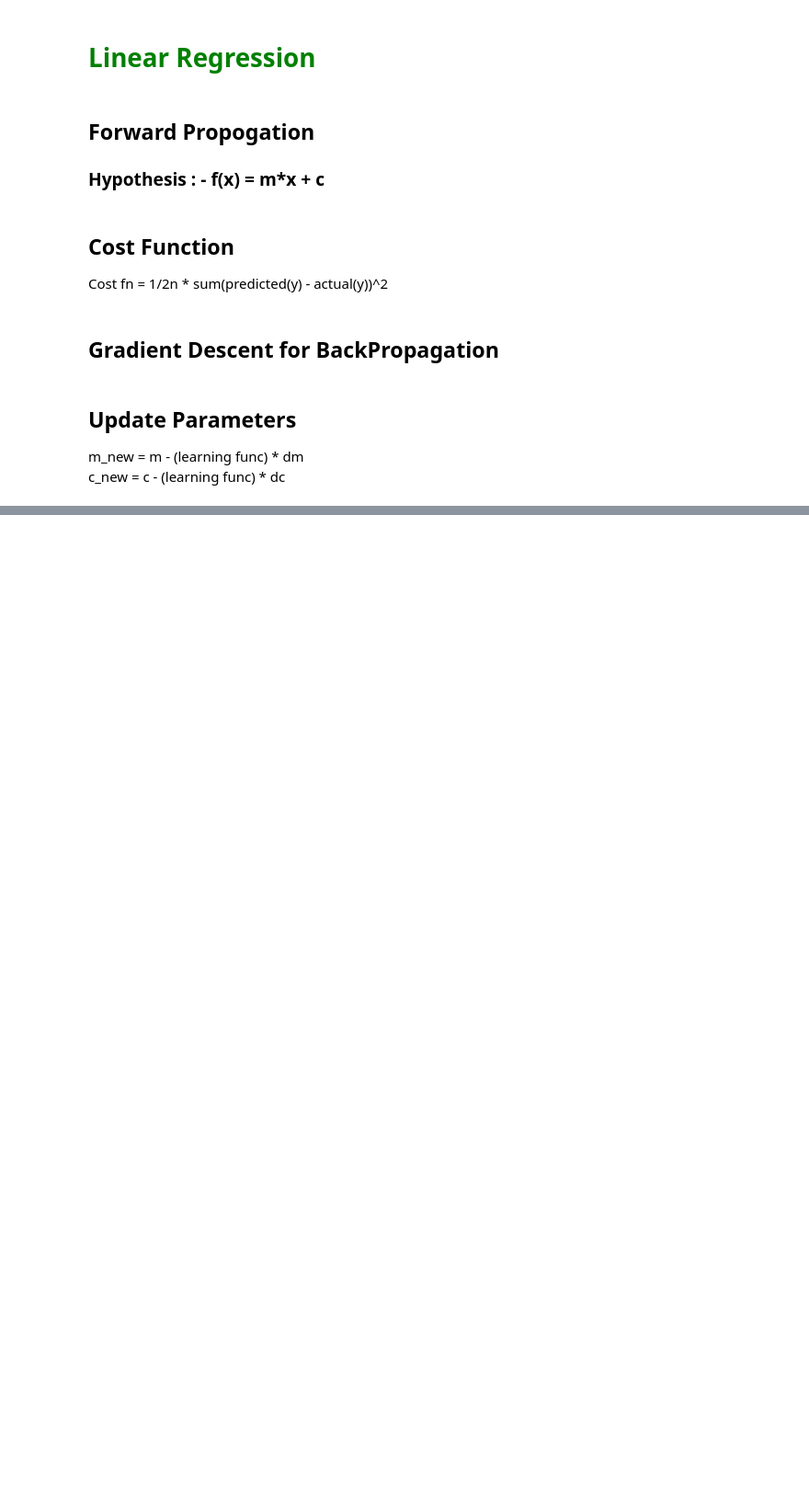
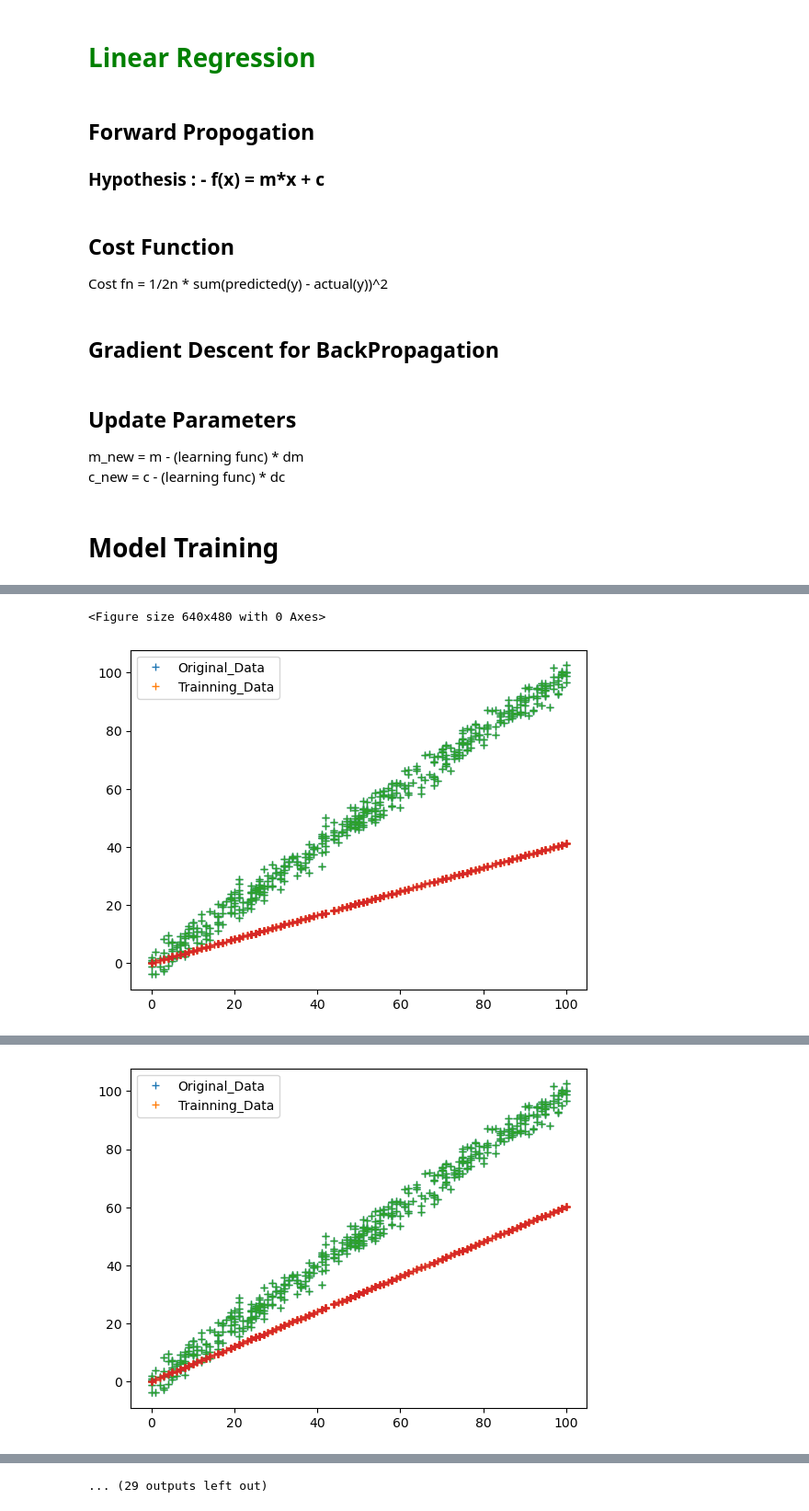
Before and after one commit to aryan-wala/Machine-Learning, a Jupyter notebook: Linear Regression/Linear Regression 1.ipynb, the cells around one changed output, grey strips where cells are left out. Shown at 92% size. Drawn from its saved outputs; the diff is of its cells as text; code cells hidden in the pictures; blank space fills up the shorter version.

Commit message:
Model Trainning and Testing

```diff
--- a/Linear Regression/Linear Regression 1.ipynb
+++ b/Linear Regression/Linear Regression 1.ipynb
@@ -103,9 +104,9 @@ def back_prop(train_x, train_y, predictions):
 
     derivatives = dict()
 
-    df = np.mean(predictions-train_y)
-    dm = np.multiply(df,train_x)
-    dc = df
+    df = predictions-train_y
+    dm = np.mean(np.multiply(df,train_x))
+    dc = np.mean(df)
 
     derivatives["dm"] = dm
     derivatives["dc"] = dc
@@ -121,3 +122,5 @@ def update_param(parameters, derivatives, learning_rate):
     parameters["c"] = parameters["c"] - learning_rate * derivatives["dc"]
 
     return parameters
+# %% [markdown]
+# Model Training
@@ -123,0 +172,3 @@ def update_param(parameters, derivatives, learning_rate):
+# %%
+parameters = train(train_x, train_y, 0.0001, 20) # learning rate is usually really small, why 20 shown below.
+# %% [output]
@@ -123,0 +176,2 @@ def update_param(parameters, derivatives, learning_rate):
+<Figure size 640x480 with 0 Axes>
+[figure, added]
@@ -123,0 +179 @@ def update_param(parameters, derivatives, learning_rate):
+[figure, added]
@@ -123,0 +187 @@ def update_param(parameters, derivatives, learning_rate):
+... (29 outputs left out)
```
Also changed, not shown: parts of 10 cells of this notebook.
